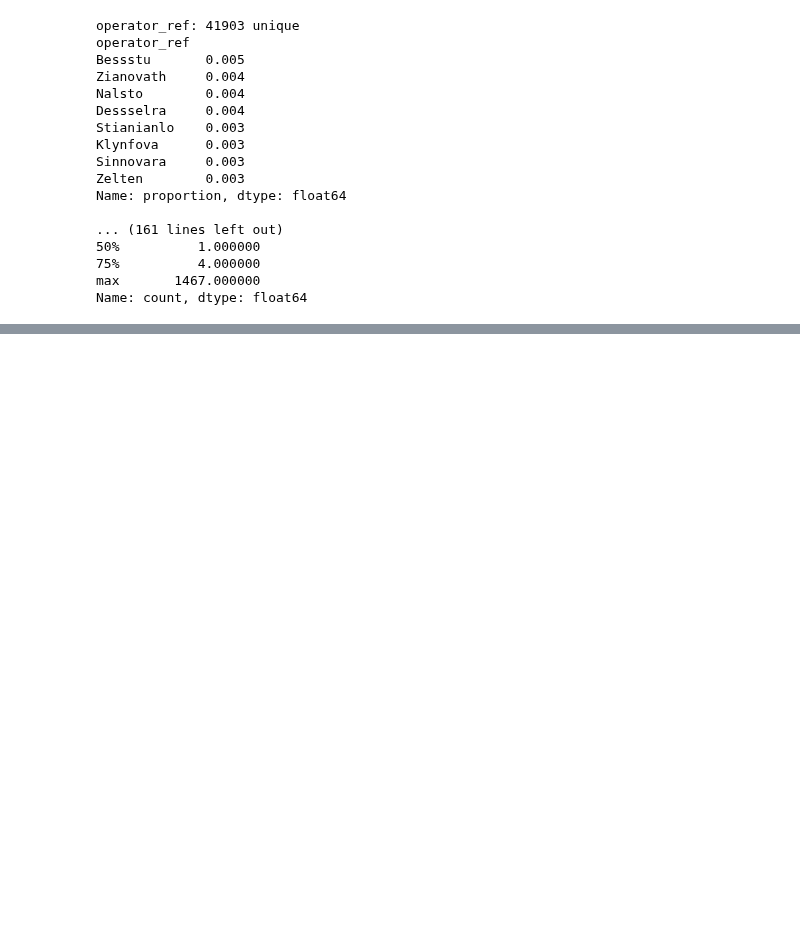
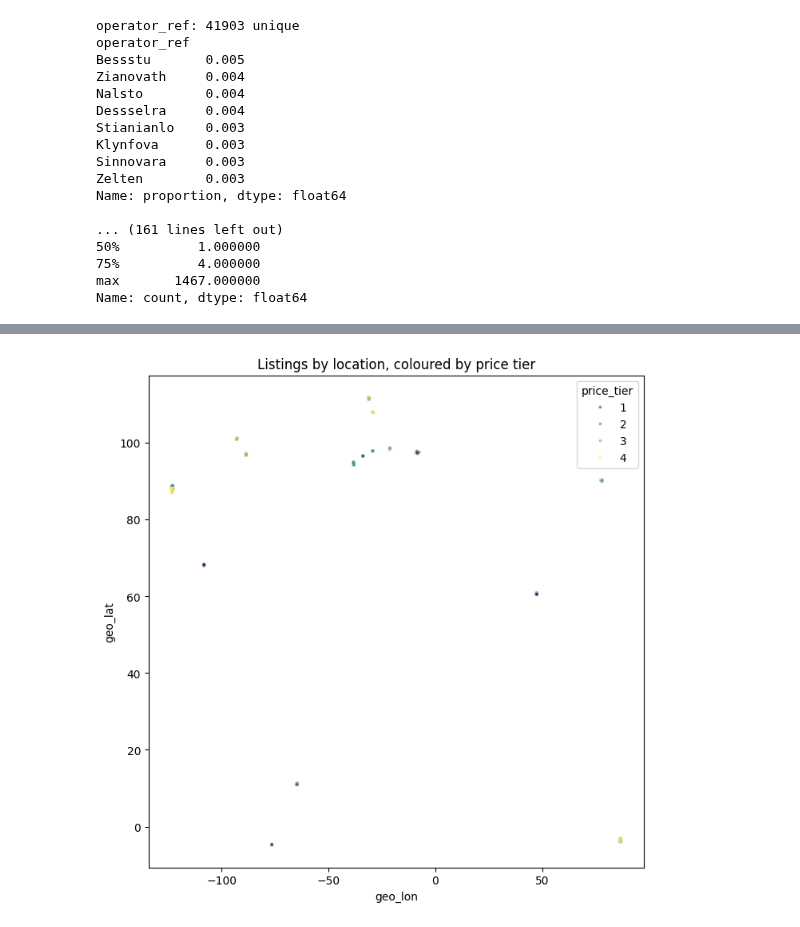
Before and after one commit to Farhancoader/ML_project_kaggle, a Jupyter notebook: 24f3000925-notebook-2026t3.ipynb, the cells around one changed output, grey strips where cells are left out. Drawn from its saved outputs; the diff is of its cells as text; code cells hidden in the pictures; blank space fills up the shorter version.

```diff
--- a/24f3000925-notebook-2026t3.ipynb
+++ b/24f3000925-notebook-2026t3.ipynb
@@ -492,0 +254,4 @@ print(cross_val_score(full, X, y, cv=cv, scoring="f1_macro").mean())
+# %%
+s = train.sample(20000, random_state=42)
+print(s.shape)
+print(s["price_tier"].value_counts(normalize=True).sort_index().round(3))
@@ -492,0 +266,11 @@ print(cross_val_score(full, X, y, cv=cv, scoring="f1_macro").mean())
+# %%
+import matplotlib.pyplot as plt
+import seaborn as sns
+
+plt.figure(figsize=(8, 8))
+sns.scatterplot(data=s, x="geo_lon", y="geo_lat", hue="price_tier",
+                palette="viridis", s=8, alpha=0.5)
+plt.title("Listings by location, coloured by price tier")
+plt.show()
+# %% [output]
+[figure, added]
```
Also changed, not shown: parts of 16 cells of this notebook.
